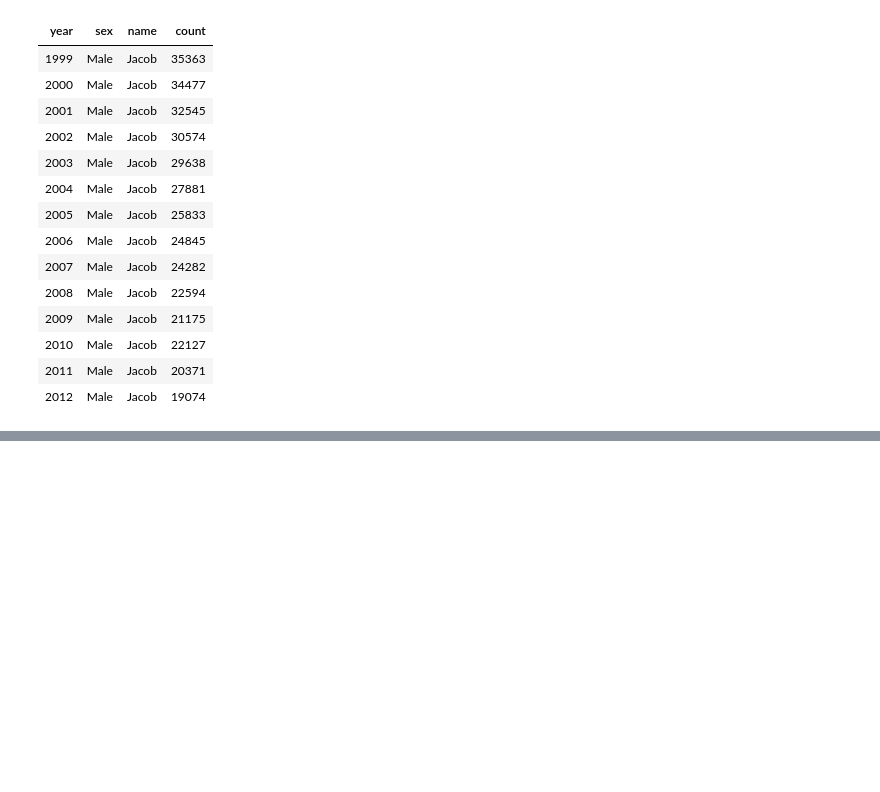
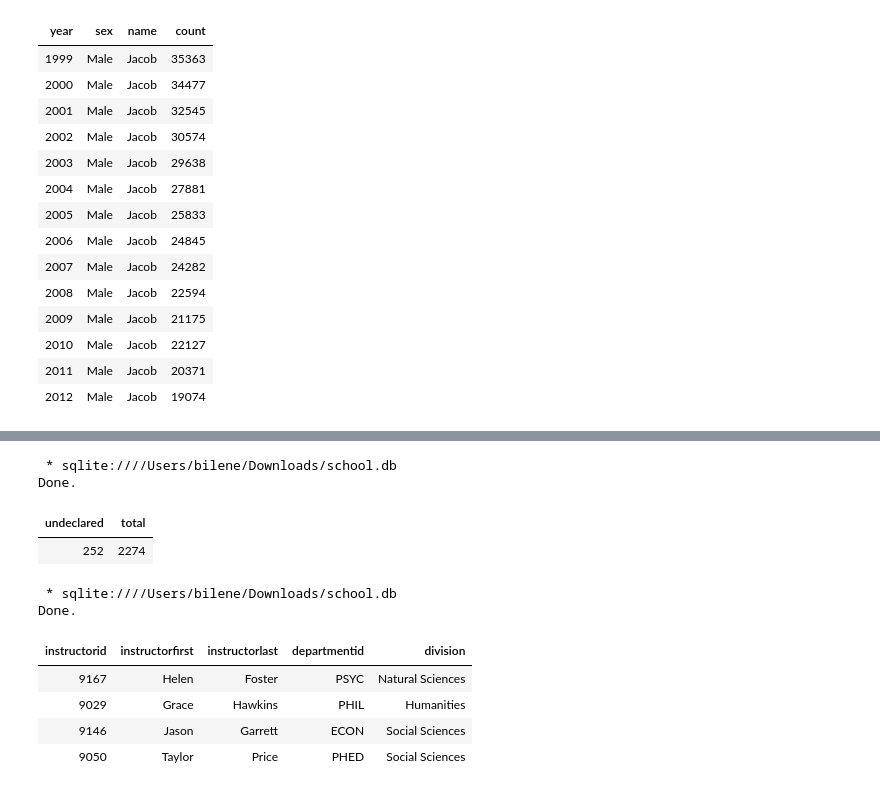
Before and after one commit to ernbilen/Data200_Fall23, a Jupyter notebook: notes/in-class/intro-to-sql.ipynb, the cells around one changed output, grey strips where cells are left out. Drawn from its saved outputs; the diff is of its cells as text; code cells hidden in the pictures; blank space fills up the shorter version.

```diff
--- a/notes/in-class/intro-to-sql.ipynb
+++ b/notes/in-class/intro-to-sql.ipynb
@@ -617,0 +703,30 @@ Done.
+# %%
+%%sql
+--what is the ratio of undeclared students in this college?
+SELECT COUNT(studentid) AS undeclared,
+(SELECT COUNT(studentid) FROM students) AS total
+FROM students
+WHERE studentmajor IS NULL
+# %% [output]
+ * sqlite:////Users/bilene/Downloads/school.db
+Done.
+| undeclared | total |
+| 252 | 2274 |
+# %%
+%%sql
+-- Suppose a student has registered for four classes with classid
+-- fields given as 21014, 21088, 21256, 21444. Return the names
+-- of the instructors who teach these courses. Include their
+-- instructorid, first and last name, their departmentid, and division
+SELECT instructorid,instructorfirst,instructorlast,departmentid, division FROM instructors
+INNER JOIN instructor_class USING(instructorid)
+INNER JOIN departments USING(departmentid)
+WHERE classid IN (21014,21088,21256,21444)
+# %% [output]
+ * sqlite:////Users/bilene/Downloads/school.db
+Done.
+| instructorid | instructorfirst | instructorlast | departmentid | division |
+| 9167 | Helen | Foster | PSYC | Natural Sciences |
+| 9029 | Grace | Hawkins | PHIL | Humanities |
+| 9146 | Jason | Garrett | ECON | Social Sciences |
+| 9050 | Taylor | Price | PHED | Social Sciences |
```
Also changed, not shown: parts of 12 cells of this notebook.
